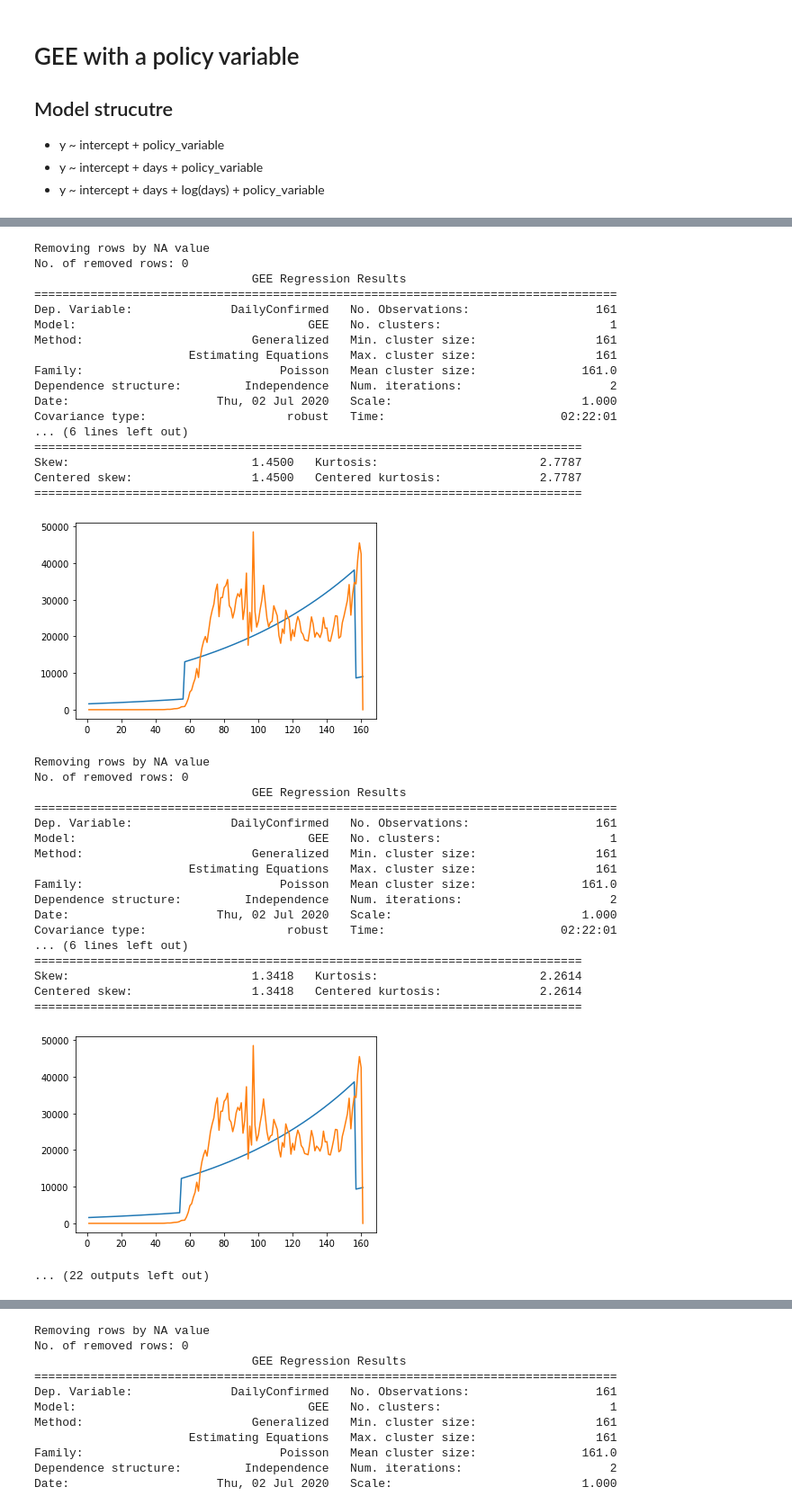
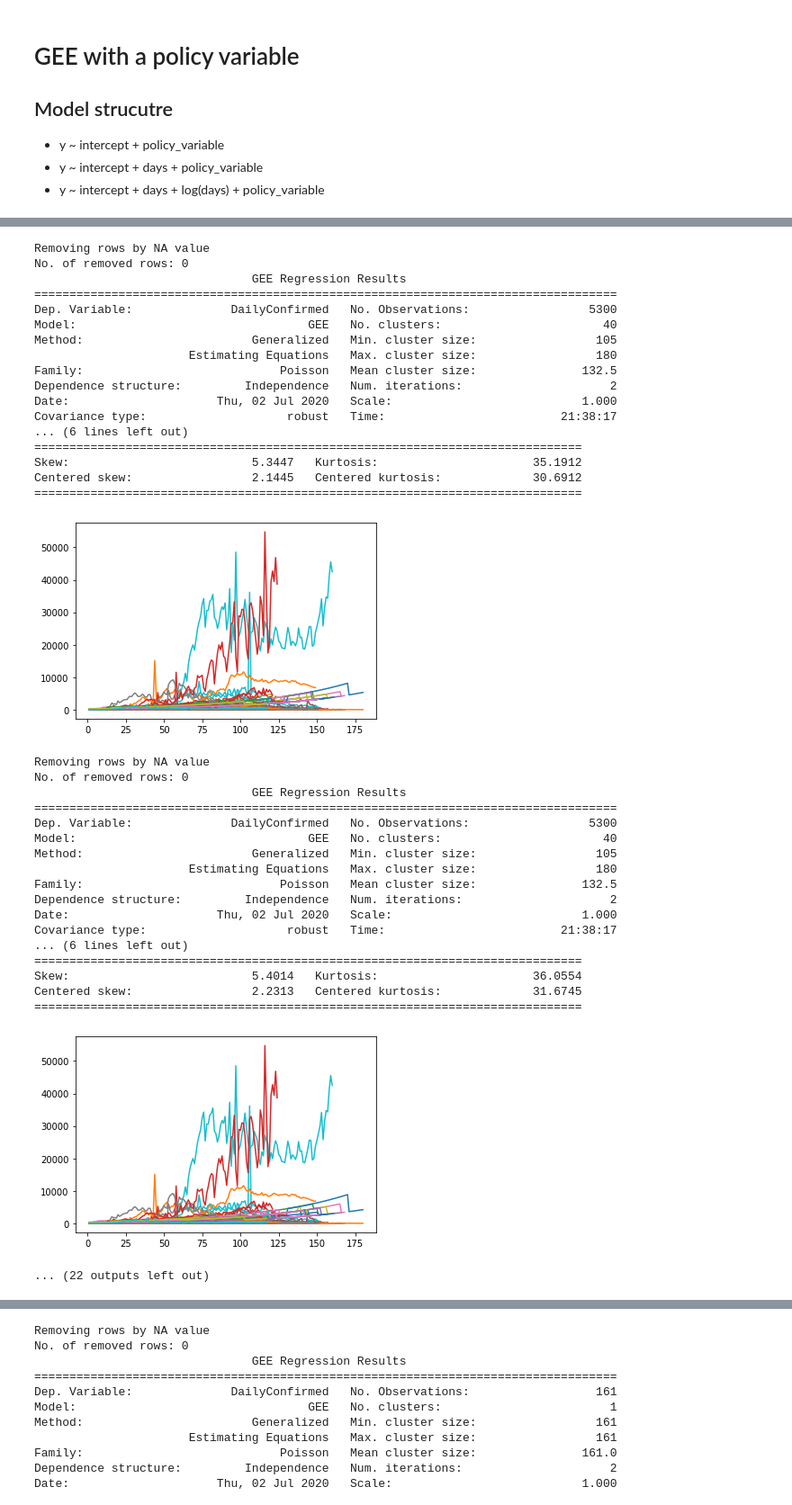
Before and after one commit to GooTec/covid_19, a Jupyter notebook: GEE/GEE.ipynb, the cells around one changed output, grey strips where cells are left out. Shown at 90% size. Saved outputs shown, nothing was run; the diff lists cells and outputs as text; code cells hidden in the pictures.

```diff
--- a/GEE/GEE.ipynb
+++ b/GEE/GEE.ipynb
@@ -33,21 +33,20 @@ for country in pre_country_code :
     sub_data = data[data['CountryCode'] == country]
 
     others_data = data[data['CountryCode'] != country]
-    if min(sub_data['DailyConfirmed'].dropna()) < 0 :
-#     if min(sub_data['DailyConfirmed'].dropna()) < 0 or max(sub_data['DailyConfirmed'].dropna()) > 680 :
-        data = data[data['CountryCode'] != country]
-    else :
-        print(min(sub_data['DailyConfirmed']), max(sub_data['DailyConfirmed']) )
-        first_day = 0
-        for i in range(len(sub_data)):
-            if sub_data.iloc[i,-1] > 0 :
-                first_day = i
-                break
-        sub_data = sub_data.iloc[first_day:]
-        for i in range(len(sub_data)):
-            sub_data.iloc[i,1] = i + 1
-
-        data = pd.concat([sub_data, others_data], axis=0)
+#     if min(sub_data['DailyConfirmed'].dropna()) < 0 :
+# #     if min(sub_data['DailyConfirmed'].dropna()) < 0 or max(sub_data['DailyConfirmed'].dropna()) > 680 :
+#         data = data[data['CountryCode'] != country]
+#     else :
+    print(min(sub_data['DailyConfirmed']), max(sub_data['DailyConfirmed']) )
+    first_day = 0
+    for i in range(len(sub_data)):
+        if sub_data.iloc[i,-1] > 0 :
+            first_day = i
+            break
+    sub_data = sub_data.iloc[first_day:]
+    for i in range(len(sub_data)):
+        sub_data.iloc[i,1] = i + 1
+    data = pd.concat([sub_data, others_data], axis=0)
 # %% [output]
 0.0 408.0
 0.0 1426.0
@@ -147,7 +141,8 @@ columns
 # %%
-data = data[data['CountryCode']=='USA']
+# data = data[data['CountryCode']=='USA']
+data = data[data['DailyConfirmed'] >= 0]
 # %%
-variables = data.columns[2:-2]
+variables = data.columns[2:-3]
 # %%
 variables
 data
@@ -183,7 +178,7 @@ for variable in variables:
 
         pval = res.pvalues[1]
         coef = res.params[1]
-        variable_dict[variable] = {'coef':coef, 'pval':pval, 'no.of countries':len(country_code)}
+        variable_dict[variable] = {'coef':coef, 'pval':pval}
         print(res.summary())
         for country in country_code :
             predict_country = sub_data[sub_data['CountryCode']==country]
@@ -322,7 +340,7 @@ for variable in variables:
 
         pval = res.pvalues[1]
         coef = res.params[1]
-        variable_dict[variable] = {'coef':coef, 'pval':pval, 'no.of countries':len(country_code)}
+        variable_dict[variable] = {'coef':coef, 'pval':pval}
         print(res.summary())
         for country in country_code :
             predict_country = sub_data[sub_data['CountryCode']==country]
@@ -408,37 +426,37 @@ Centered skew:                 1.6050   Centered kurtosis:              3.4564
 Removing rows by NA value
 No. of removed rows: 0
                                GEE Regression Results
 ===================================================================================
-Dep. Variable:              DailyConfirmed   No. Observations:                  161
-Model:                                 GEE   No. clusters:                        1
-Method:                        Generalized   Min. cluster size:                 161
-                      Estimating Equations   Max. cluster size:                 161
-Family:                            Poisson   Mean cluster size:               161.0
+Dep. Variable:              DailyConfirmed   No. Observations:                 5300
+Model:                                 GEE   No. clusters:                       40
+Method:                        Generalized   Min. cluster size:                 105
+                      Estimating Equations   Max. cluster size:                 180
+Family:                            Poisson   Mean cluster size:               132.5
 Dependence structure:         Independence   Num. iterations:                     2
 Date:                     Thu, 02 Jul 2020   Scale:                           1.000
-Covariance type:                    robust   Time:                         02:22:01
+Covariance type:                    robust   Time:                         21:38:17
 ... (6 lines left out)
 ==============================================================================
-Skew:                          1.4500   Kurtosis:                       2.7787
-Centered skew:                 1.4500   Centered kurtosis:              2.7787
+Skew:                          5.3447   Kurtosis:                      35.1912
+Centered skew:                 2.1445   Centered kurtosis:             30.6912
 ==============================================================================
-[figure, old version]
+[figure, new version]
 Removing rows by NA value
 No. of removed rows: 0
                                GEE Regression Results
 ===================================================================================
-Dep. Variable:              DailyConfirmed   No. Observations:                  161
-Model:                                 GEE   No. clusters:                        1
-Method:                        Generalized   Min. cluster size:                 161
-                      Estimating Equations   Max. cluster size:                 161
-Family:                            Poisson   Mean cluster size:               161.0
+Dep. Variable:              DailyConfirmed   No. Observations:                 5300
+Model:                                 GEE   No. clusters:                       40
+Method:                        Generalized   Min. cluster size:                 105
+                      Estimating Equations   Max. cluster size:                 180
+Family:                            Poisson   Mean cluster size:               132.5
 Dependence structure:         Independence   Num. iterations:                     2
 Date:                     Thu, 02 Jul 2020   Scale:                           1.000
-Covariance type:                    robust   Time:                         02:22:01
+Covariance type:                    robust   Time:                         21:38:17
 ... (6 lines left out)
 ==============================================================================
-Skew:                          1.3418   Kurtosis:                       2.2614
-Centered skew:                 1.3418   Centered kurtosis:              2.2614
+Skew:                          5.4014   Kurtosis:                      36.0554
+Centered skew:                 2.2313   Centered kurtosis:             31.6745
 ==============================================================================
-[figure, old version]
+[figure, new version]
 ... (22 outputs left out)
```
Also changed, not shown: parts of 17 cells of this notebook, 3 other files.
